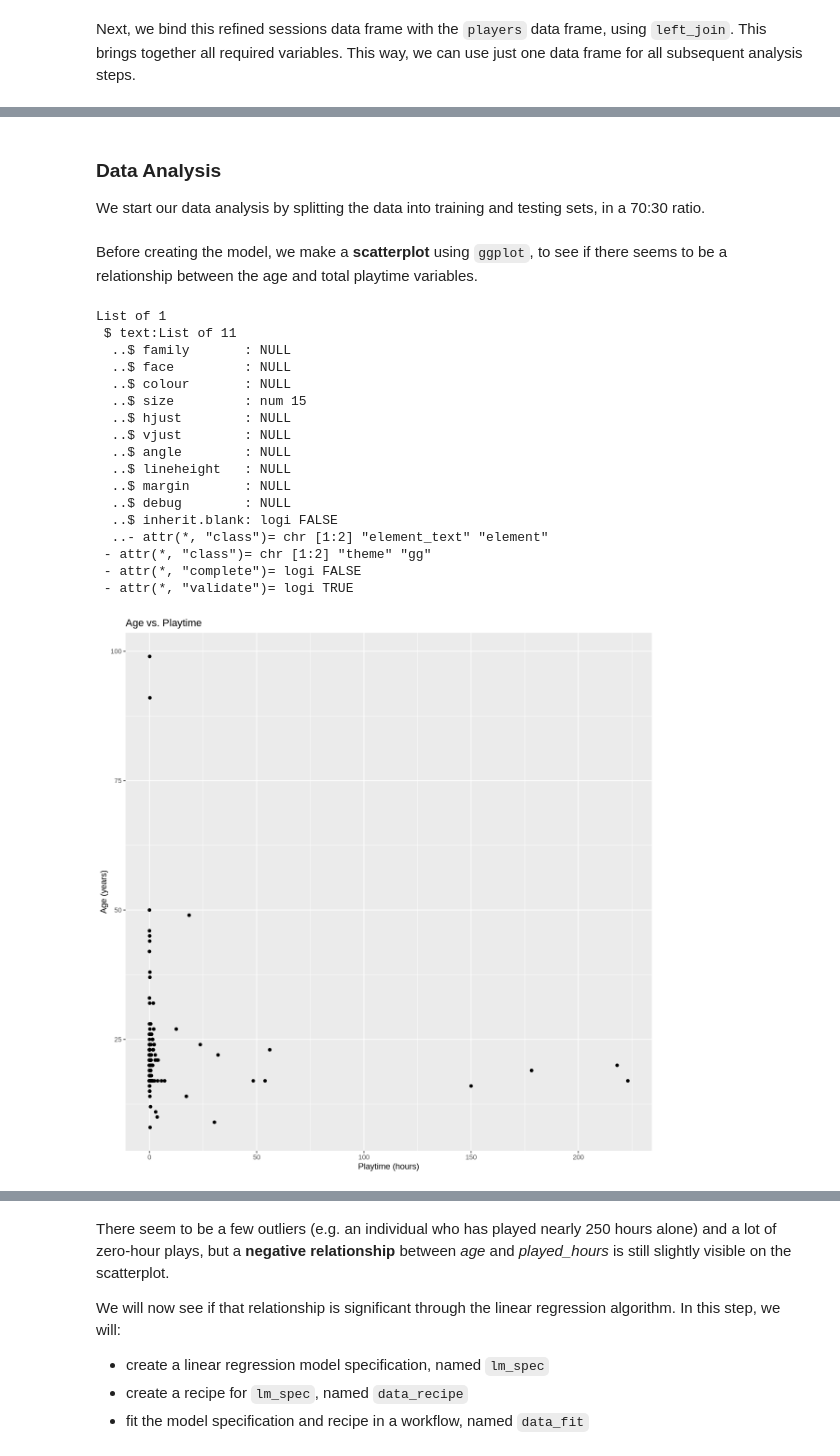
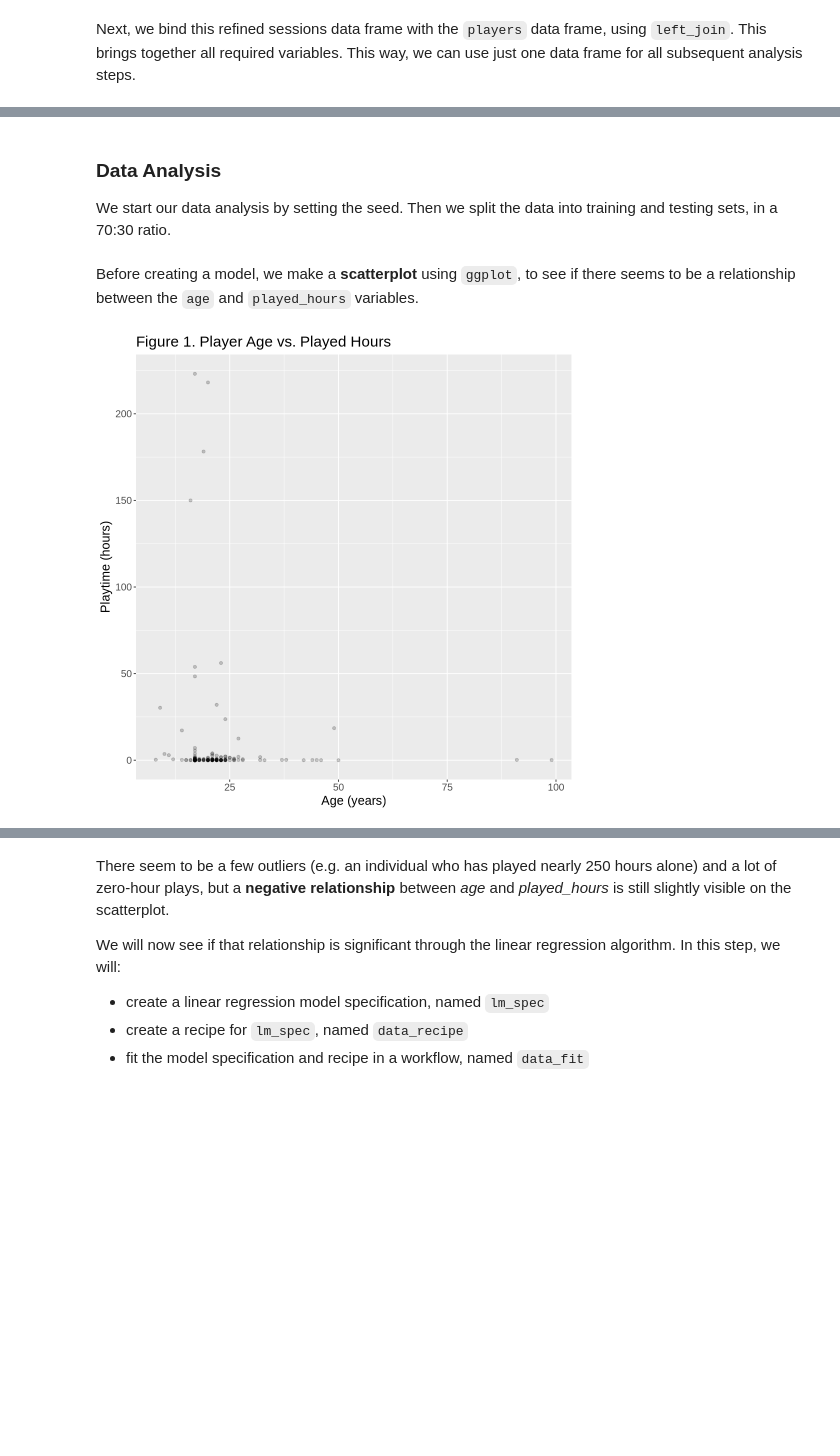
Before and after one commit to Kavisha1141/dsci100_final_project, a Jupyter notebook: project_final_report.ipynb, the cells around one changed output, grey strips where cells are left out. Saved outputs shown, nothing was run; the diff lists cells and outputs as text; code cells hidden in the pictures; blank space fills up the shorter version.

```diff
--- a/project_final_report.ipynb
+++ b/project_final_report.ipynb
@@ -144,5 +150,5 @@ A tibble: 196 × 8
 # %% [markdown]
 <h3>Data Analysis</h3>
 
-We start our data analysis by splitting the data into training and testing sets, in a 70:30 ratio.
+We start our data analysis by setting the seed. Then we split the data into training and testing sets, in a 70:30 ratio.
 # %%
@@ -151,34 +158,18 @@ data_split <- initial_split(data, prop = 0.7, strata = age)
 data_training <- training(data_split)
 data_testing <- testing(data_split)
 # %% [markdown]
-Before creating the model, we make a **scatterplot** using `ggplot`, to see if there seems to be a relationship between the age and total playtime variables.
+Before creating a model, we make a **scatterplot** using `ggplot`, to see if there seems to be a relationship between the `age` and `played_hours` variables.
 # %%
-options(repr.plot.width = 10, repr.plot.height = 10)
+options(repr.plot.width = 8, repr.plot.height = 8)
+
 age_playtime <- data |>
-ggplot(aes(x = played_hours, y = age)) +
-geom_point() +
-labs(x = "Playtime (hours)", y = "Age (years)") +
-ggtitle("Age vs. Playtime")
+ggplot(aes(x = age, y = played_hours)) +
+geom_point(alpha = 0.2) +
+labs(x = "Age (years)", y = "Playtime (hours)") +
+ggtitle("Figure 1. Player Age vs. Played Hours") +
 theme(text = element_text(size = 15))
 
 age_playtime
 # %% [output]
-List of 1
- $ text:List of 11
-  ..$ family       : NULL
-  ..$ face         : NULL
-  ..$ colour       : NULL
-  ..$ size         : num 15
-  ..$ hjust        : NULL
-  ..$ vjust        : NULL
-  ..$ angle        : NULL
-  ..$ lineheight   : NULL
-  ..$ margin       : NULL
-  ..$ debug        : NULL
-  ..$ inherit.blank: logi FALSE
-  ..- attr(*, "class")= chr [1:2] "element_text" "element"
- - attr(*, "class")= chr [1:2] "theme" "gg"
- - attr(*, "complete")= logi FALSE
- - attr(*, "validate")= logi TRUE
-[figure, old version]
+[figure, new version]
 # %% [markdown]
```
Also changed, not shown: parts of 5 cells of this notebook.
